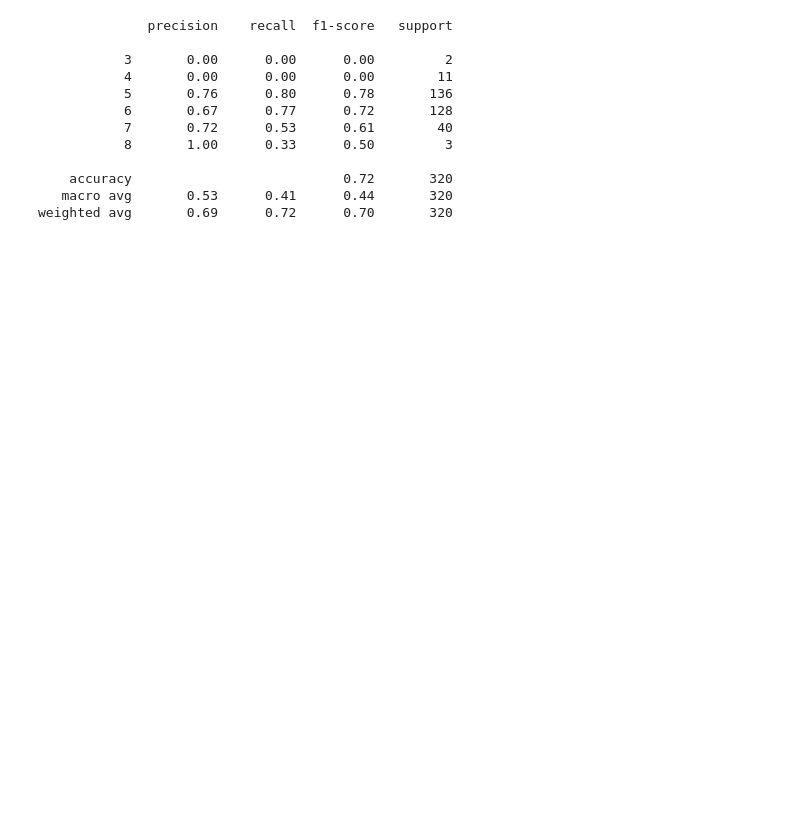
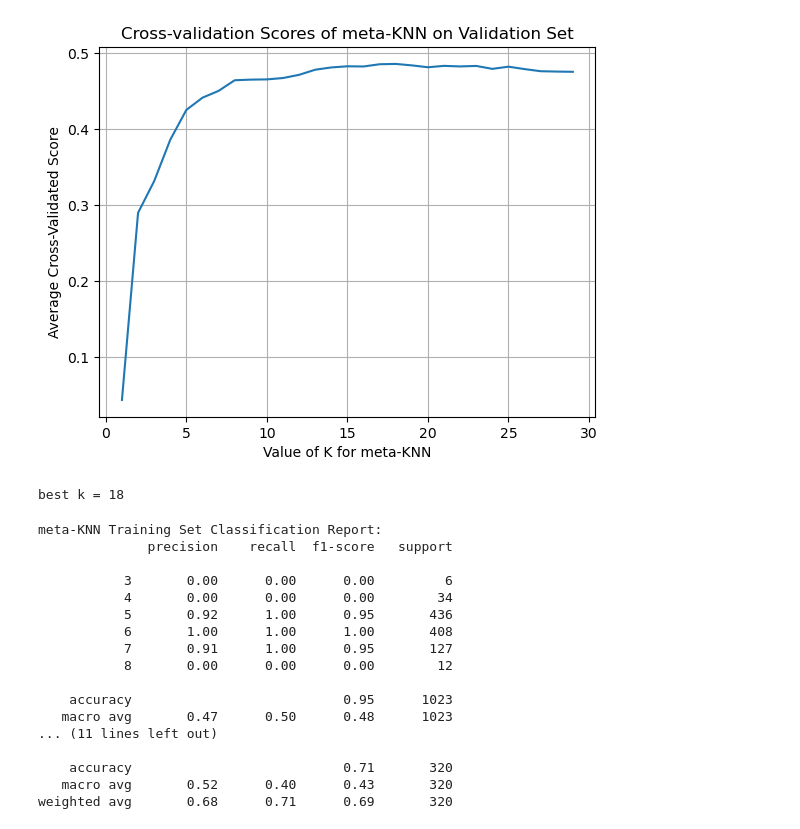
Before and after one commit to 24jukevin/ESE417-Project, a Jupyter notebook: meta_knn.ipynb, the cells around one changed output. Cells and saved outputs as stored; diff of their text form; code cells hidden in the pictures; blank space fills up the shorter version.

```diff
--- a/meta_knn.ipynb
+++ b/meta_knn.ipynb
@@ -70,25 +185,66 @@ plt.show()
+# %%
+# create new feature matrix of validation set from stacked regression outputs
+new = np.stack((y_pred_val_raw1, y_pred_val_raw2, y_pred_val_raw3), axis=1)
+# finetune meta-KNN using k-fold cross validation of the validation set
+k_range = range(1, 30)
+k_scores = []
+best_k = 1
+best_score = 0.0
+for j in k_range:
+    meta_knn = KNeighborsRegressor(n_neighbors=j, weights='distance', algorithm='brute')
+    scores = skm.cross_val_score(meta_knn,new,y_val)
+    k_scores.append(scores.mean())
+    if scores.mean() > best_score:
+        best_score = scores.mean()
+        best_k = j
+plt.plot(k_range,k_scores)
+plt.title('Cross-validation Scores of meta-KNN on Validation Set')
+plt.xlabel('Value of K for meta-KNN')
+plt.ylabel('Average Cross-Validated Score')
+plt.grid()
+plt.show()
+print(f'best k = {best_k}')
+# %% [output]
+[figure, added]
+best k = 18
 # %%
-new = np.stack((y_pred_val_raw1, y_pred_val_raw2, y_pred_val_raw3), axis=1)
-meta_knn = KNeighborsRegressor(n_neighbors=24, metric='cityblock', weights='distance', algorithm='brute')
+# train meta-KNN with finetuned k value and evaluate performance on training and test sets
+meta_knn = KNeighborsRegressor(n_neighbors=best_k, weights='distance', algorithm='brute')
 meta_knn.fit(new, y_val)
+train_raw1 = knn.predict(X_train)
+train_raw2 = mlp.predict(X_train)
+train_raw3 = rfr.predict(X_train)
+train = np.stack((train_raw1, train_raw2, train_raw3), axis=1)
+y_pred_raw = meta_knn.predict(train)
+y_pred = np.around(y_pred_raw)
+accuracy_report = classification_report(y_train+3, y_pred+3)
+print('meta-KNN Training Set Classification Report:')
+print(accuracy_report)
 test_raw1 = knn.predict(X_test)
 test_raw2 = mlp.predict(X_test)
 test_raw3 = rfr.predict(X_test)
 test = np.stack((test_raw1, test_raw2, test_raw3), axis=1)
-y_pred = meta_knn.predict(test)
-y_pred = np.around(y_pred)
+y_pred_raw = meta_knn.predict(test)
+y_pred = np.around(y_pred_raw)
 accuracy_report = classification_report(y_test+3, y_pred+3)
+print('meta-KNN Test Set Classification Report:')
 print(accuracy_report)
+accuracy_test = accuracy_score(y_test, y_pred)
 # %% [output]
+meta-KNN Training Set Classification Report:
               precision    recall  f1-score   support
 
-           3       0.00      0.00      0.00         2
-           4       0.00      0.00      0.00        11
-           5       0.76      0.80      0.78       136
-           6       0.67      0.77      0.72       128
-           7       0.72      0.53      0.61        40
-           8       1.00      0.33      0.50         3
+           3       0.00      0.00      0.00         6
+           4       0.00      0.00      0.00        34
+           5       0.92      1.00      0.95       436
+           6       1.00      1.00      1.00       408
+           7       0.91      1.00      0.95       127
+           8       0.00      0.00      0.00        12
 
-    accuracy                           0.72       320
-   macro avg       0.53      0.41      0.44       320
-weighted avg       0.69      0.72      0.70       320
+    accuracy                           0.95      1023
+   macro avg       0.47      0.50      0.48      1023
+... (11 lines left out)
+
+    accuracy                           0.71       320
+   macro avg       0.52      0.40      0.43       320
+weighted avg       0.68      0.71      0.69       320
```
Also changed, not shown: parts of 12 cells of this notebook.
